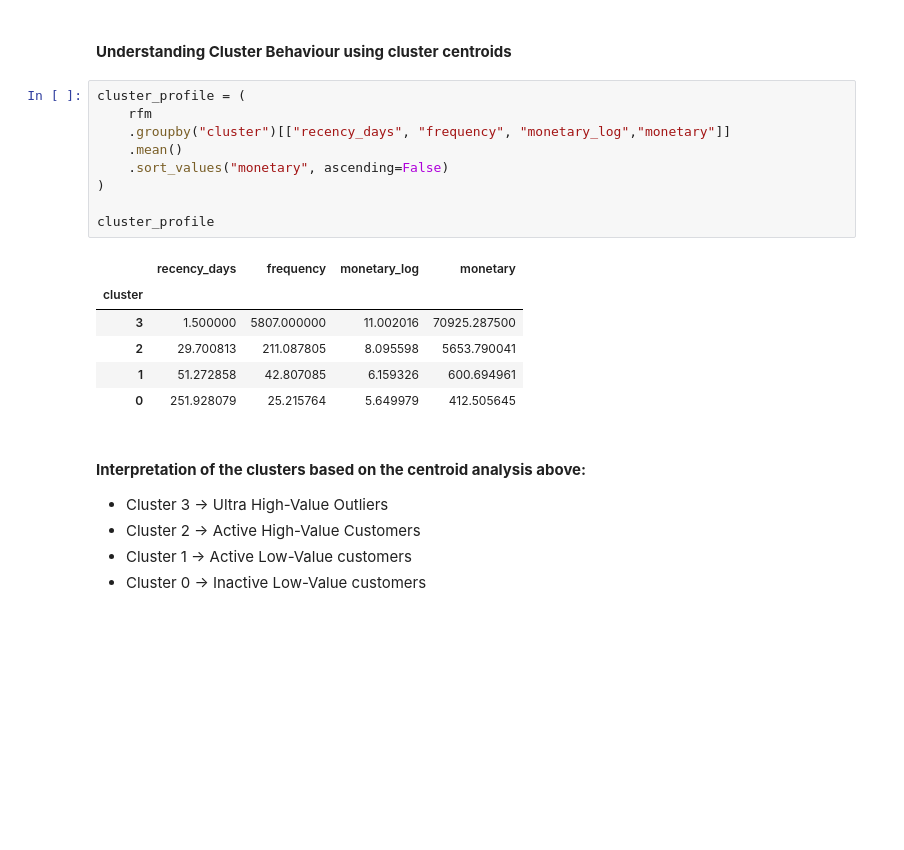
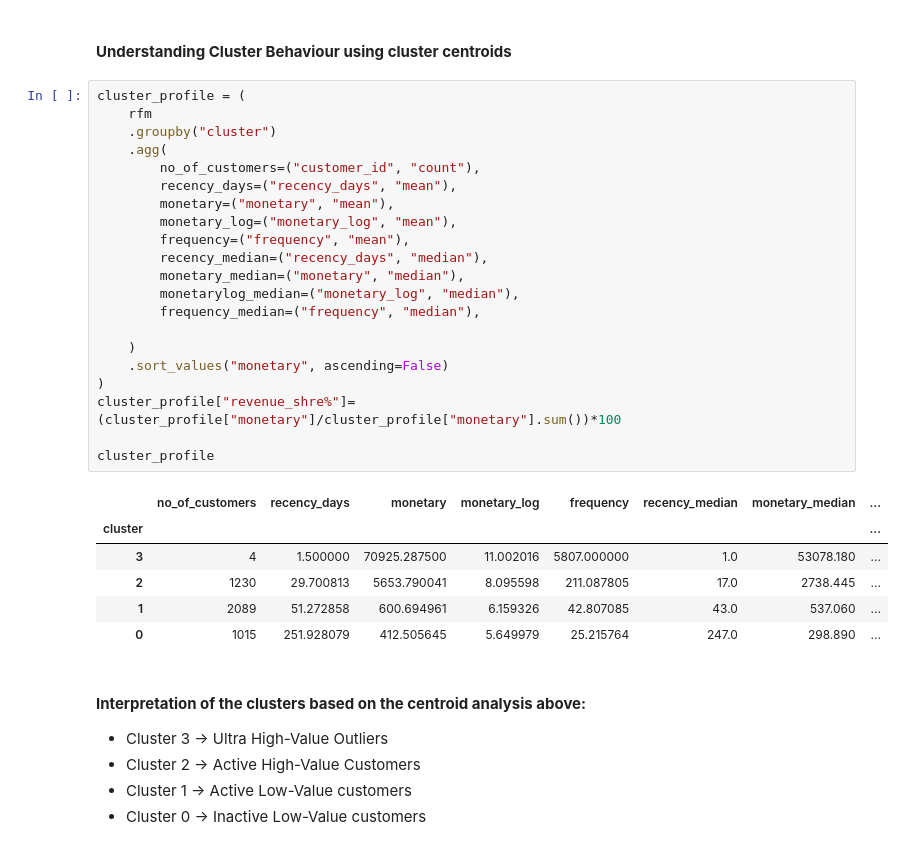
Before and after one commit to gosaindeeksha/e-commerce_sales_and_customer_segmentation, a Jupyter notebook: notebooks/kmeans_segmentation.ipynb, the cells around one changed output. Drawn from its saved outputs; the diff is of its cells as text; blank space fills up the shorter version.

```diff
--- a/notebooks/kmeans_segmentation.ipynb
+++ b/notebooks/kmeans_segmentation.ipynb
@@ -92,19 +92,31 @@ Name: cluster, dtype: int64
 # %%
 cluster_profile = (
     rfm
-    .groupby("cluster")[["recency_days", "frequency", "monetary_log","monetary"]]
-    .mean()
+    .groupby("cluster")
+    .agg(
+        no_of_customers=("customer_id", "count"),
+        recency_days=("recency_days", "mean"),
+        monetary=("monetary", "mean"),
+        monetary_log=("monetary_log", "mean"),
+        frequency=("frequency", "mean"),
+        recency_median=("recency_days", "median"),
+        monetary_median=("monetary", "median"),
+        monetarylog_median=("monetary_log", "median"),
+        frequency_median=("frequency", "median"),
+
+    )
     .sort_values("monetary", ascending=False)
 )
+cluster_profile["revenue_shre%"]=(cluster_profile["monetary"]/cluster_profile["monetary"].sum())*100
 
 cluster_profile
 # %% [output]
-|  | recency_days | frequency | monetary_log | monetary |
-| cluster |  |  |  |  |
-| 3 | 1.500000 | 5807.000000 | 11.002016 | 70925.287500 |
-| 2 | 29.700813 | 211.087805 | 8.095598 | 5653.790041 |
-| 1 | 51.272858 | 42.807085 | 6.159326 | 600.694961 |
-| 0 | 251.928079 | 25.215764 | 5.649979 | 412.505645 |
+|  | no_of_customers | recency_days | monetary | monetary_log | frequency | recency_median | monetary_median | ... |
+| cluster |  |  |  |  |  |  |  | ... |
+| 3 | 4 | 1.500000 | 70925.287500 | 11.002016 | 5807.000000 | 1.0 | 53078.180 | ... |
+| 2 | 1230 | 29.700813 | 5653.790041 | 8.095598 | 211.087805 | 17.0 | 2738.445 | ... |
+| 1 | 2089 | 51.272858 | 600.694961 | 6.159326 | 42.807085 | 43.0 | 537.060 | ... |
+| 0 | 1015 | 251.928079 | 412.505645 | 5.649979 | 25.215764 | 247.0 | 298.890 | ... |
 # %% [markdown]
 <h4><b>Interpretation of the clusters based on the centroid analysis above:</b></h4>
 <ul>
```
Also changed, not shown: parts of 5 cells of this notebook, 2 other files.
